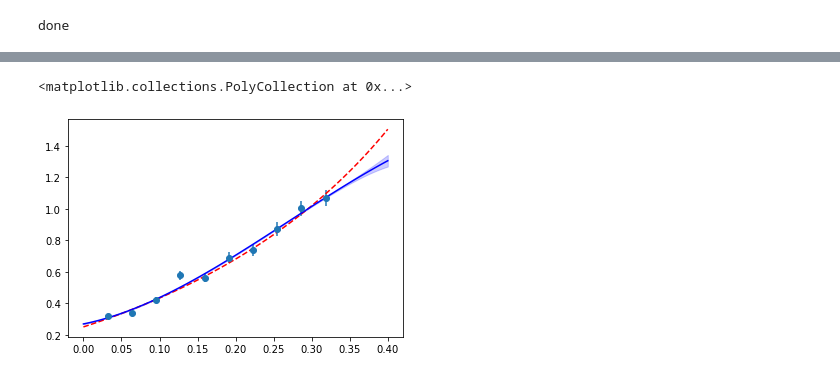
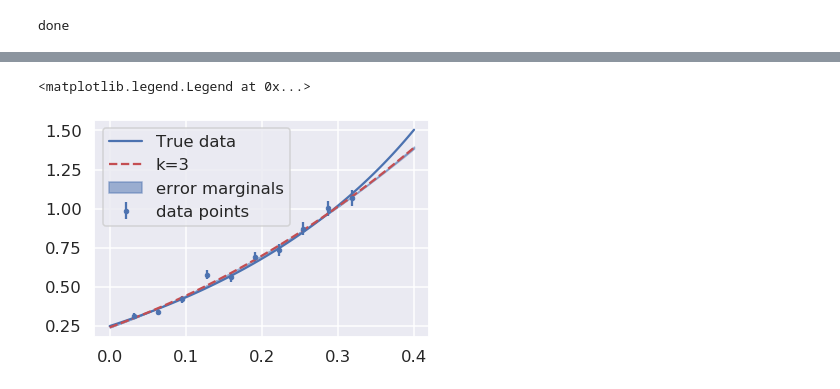
Before and after one commit to fraidowolf/tif285-project1, a Jupyter notebook: doc/pub/Projects/Project1/TIF285_Project1.ipynb, the cells around one changed output, grey strips where cells are left out. Cells and saved outputs as stored; diff of their text form; code cells hidden in the pictures.

```diff
--- a/doc/pub/Projects/Project1/TIF285_Project1.ipynb
+++ b/doc/pub/Projects/Project1/TIF285_Project1.ipynb
@@ -170,26 +176,0 @@ for i in range(4):
-# %%
-# make a corner plot with the posterior distribution
-fig = corner.corner(sample, labels=["$a_0$", "$a_1$", "$a_2$", "$a_3$"],
-                      #truths=[mu_true, sigma_true], quantiles=[0.16, 0.5, 0.84],
-                       show_titles=True, title_kwargs={"fontsize": 12})
-
-'''
-# With some manual efforts, we can add the maximum-likelihood estimate from the frequentist analysis
-maxlike_results = (mu_est,sigma_est)
-
-# First, extract the axes
-axes = np.array(fig.axes).reshape((ndim, ndim))
-
-# Then, loop over the diagonal
-for i in range(ndim):
-    ax = axes[i, i]
-    ax.axvline(maxlike_results[i], color="r")
-
-# And finally, loop over the histograms
-for yi in range(ndim):
-    for xi in range(yi):
-        ax = axes[yi, xi]
-        ax.axvline(maxlike_results[xi], color="r")
-        ax.axhline(maxlike_results[yi], color="r")
-        ax.plot(maxlike_results[xi], maxlike_results[yi], "sr")
-'''
@@ -199,33 +184,37 @@ for yi in range(ndim):
 # %%
+import seaborn as sns
+sns.set('talk')
+
 def covariance(a):
     return np.cov(a)
 
 def variance_model(x,a):
     X = np.array([x**i for i in range(4)])
     cov = covariance(a)
     return X.dot(cov).dot(X)
 
 def true_function(x):
     return (1/2+np.tan(np.pi*x/2))**2
 
 x_exp,d_exp,sigma_exp = np.loadtxt('data.dat',unpack=True)
-x = np.array(np.linspace(0,0.4,100))
+x_vec = np.array(np.linspace(0,0.4,100))
 a = sample.T
 er = []
 a_mu = np.mean(sample,axis=0)
 y = model(x,a_mu)
 
 y_true = true_function(x)
 
-for i in x:
+for i in x_vec:
     er.append(variance_model(i,a))
 
 er = np.array(er)
 plt.figure()
-plt.plot(x,y_true,'r--')
-plt.errorbar(x_exp,d_exp,yerr=sigma_exp,fmt='o')
-plt.plot(x,y,'b')
-plt.fill_between(x, y-er, y+er,color='b',alpha=0.2)
+plt.plot(x_vec,y_true,'b')
+plt.errorbar(x_exp,d_exp,yerr=sigma_exp,fmt='b.')
+plt.plot(x_vec,y,'r--')
+plt.fill_between(x_vec, y-er, y+er,color='b',alpha=0.5)
+plt.legend(['True data','k=3','error marginals','data points'])
 # %% [output]
-<matplotlib.collections.PolyCollection at 0x...>
+<matplotlib.legend.Legend at 0x...>
-[figure, old version]
+[figure, new version]
```
Also changed, not shown: parts of 5 cells of this notebook.
